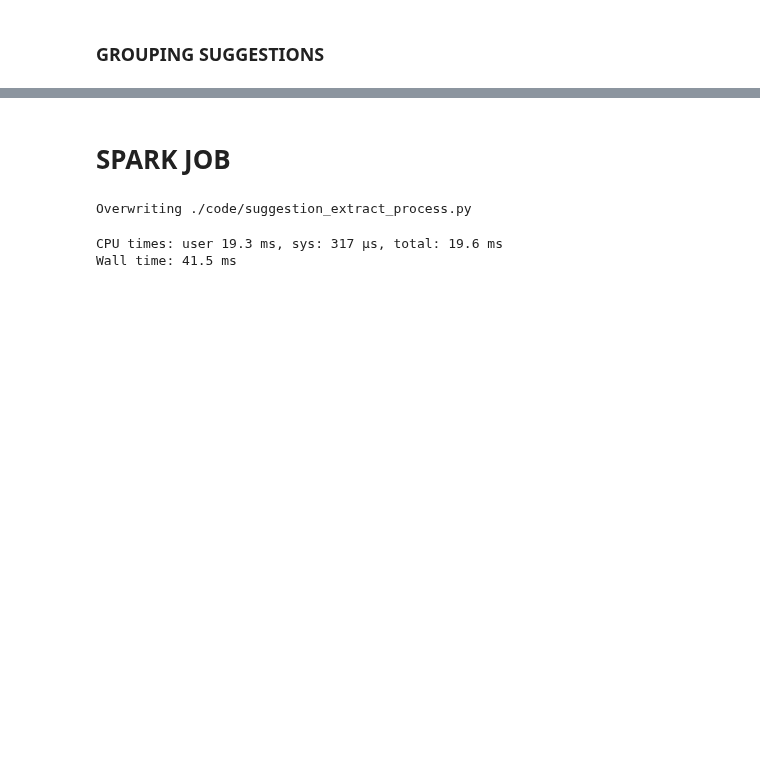
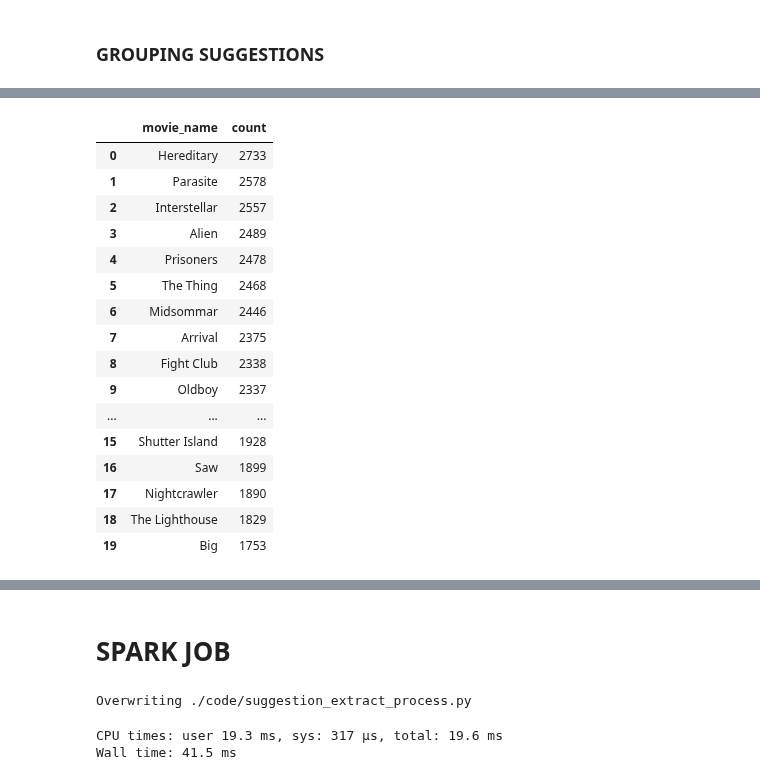
Before and after one commit to Sangeetha-238/BigData_Reddit_Analysis, a Jupyter notebook: code/nlp/project_nlp.ipynb, the cells around one changed output, grey strips where cells are left out. Cells and saved outputs as stored; diff of their text form; code cells hidden in the pictures; blank space fills up the shorter version.

Commit message:
Movie Suggestions extracted

```diff
--- a/code/nlp/project_nlp.ipynb
+++ b/code/nlp/project_nlp.ipynb
@@ -439,2 +677,21 @@ df_flattened = df_final.withColumn("movie_name", explode(col("movie_names_final"
 # %% [markdown]
 ### GROUPING SUGGESTIONS
+# %%
+# Import pyspark and build Spark session
+from pyspark.sql import SparkSession
+
+# Import pyspark and build Spark session
+spark = SparkSession.builder \
+    .appName("Spark NLP")\
+    .master("local[*]")\
+    .config("spark.driver.memory","16G")\
+    .config("spark.executor.memory", "12g")\
+    .config("spark.executor.cores", "3")\
+    .config("spark.jars.packages", "com.johnsnowlabs.nlp:spark-nlp_2.12:5.1.3,org.apache.hadoop:hadoop-aws:3.2.2")\
+    .config(
+            "fs.s3a.aws.credentials.provider",
+            "com.amazonaws.auth.ContainerCredentialsProvider"
+    )\
+    .getOrCreate()
+
+print(spark.version)
@@ -440,0 +709,2 @@ df_flattened = df_final.withColumn("movie_name", explode(col("movie_names_final"
+# %%
+df_flattened = spark.read.parquet("s3a://project-group34/project/suggestions/all_movies/flattened/")
@@ -444,5 +742,5 @@ df_movie_frequency = df_flattened.groupBy("movie_name").count()
 from pyspark.sql.functions import desc
 
 # Sort by count in descending order
-df_top_1000_movies = df_movie_frequency.sort(desc('count')).limit(1000)
+df_top_20_movies = df_movie_frequency.sort(desc('count')).limit(20)
 # %%
@@ -451,0 +767,22 @@ df_top_1000_movies.show()
+# %%
+df_top_20_movies_pd = df_top_20_movies.toPandas()
+# %%
+df_top_20_movies_pd
+# %% [output]
+|  | movie_name | count |
+| 0 | Hereditary | 2733 |
+| 1 | Parasite | 2578 |
+| 2 | Interstellar | 2557 |
+| 3 | Alien | 2489 |
+| 4 | Prisoners | 2478 |
+| 5 | The Thing | 2468 |
+| 6 | Midsommar | 2446 |
+| 7 | Arrival | 2375 |
+| 8 | Fight Club | 2338 |
+| 9 | Oldboy | 2337 |
+| ... | ... | ... |
+| 15 | Shutter Island | 1928 |
+| 16 | Saw | 1899 |
+| 17 | Nightcrawler | 1890 |
+| 18 | The Lighthouse | 1829 |
+| 19 | Big | 1753 |
```
Also changed, not shown: parts of 46 cells of this notebook, 1 other file.
